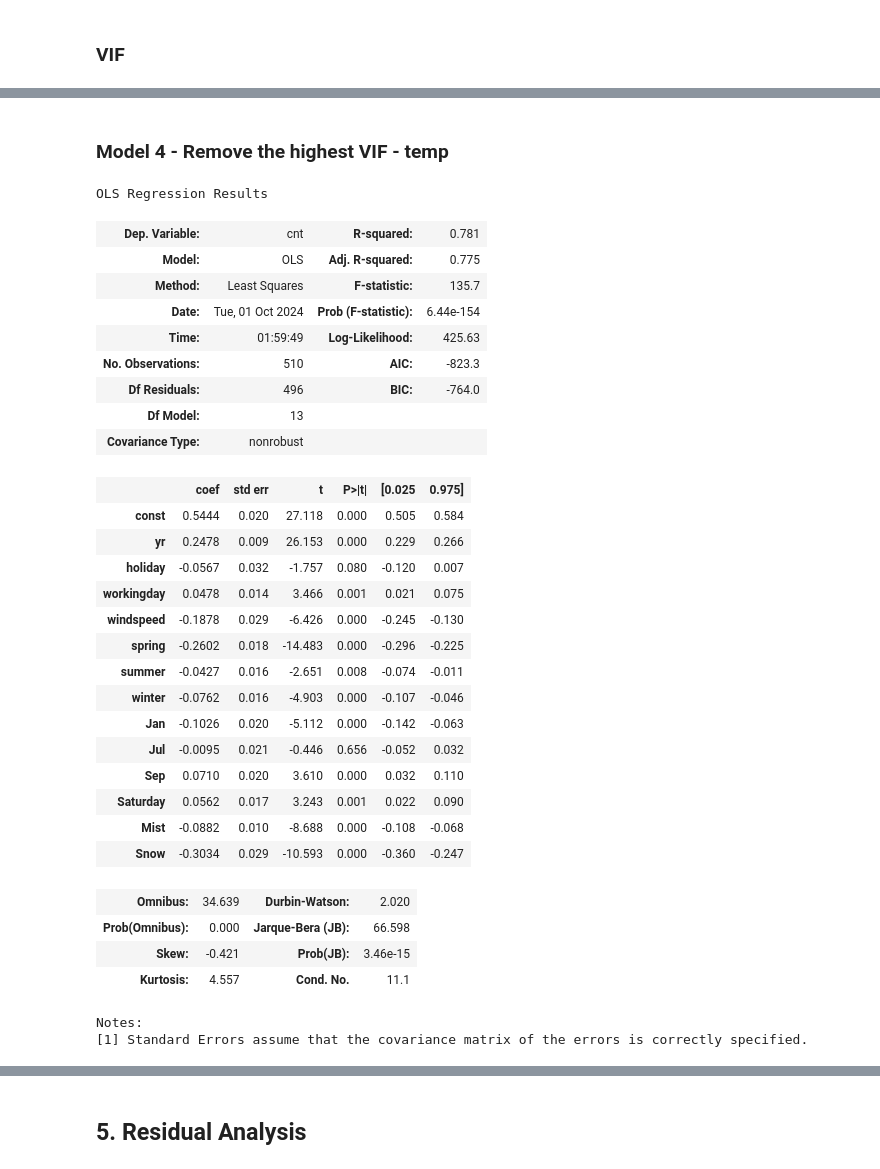
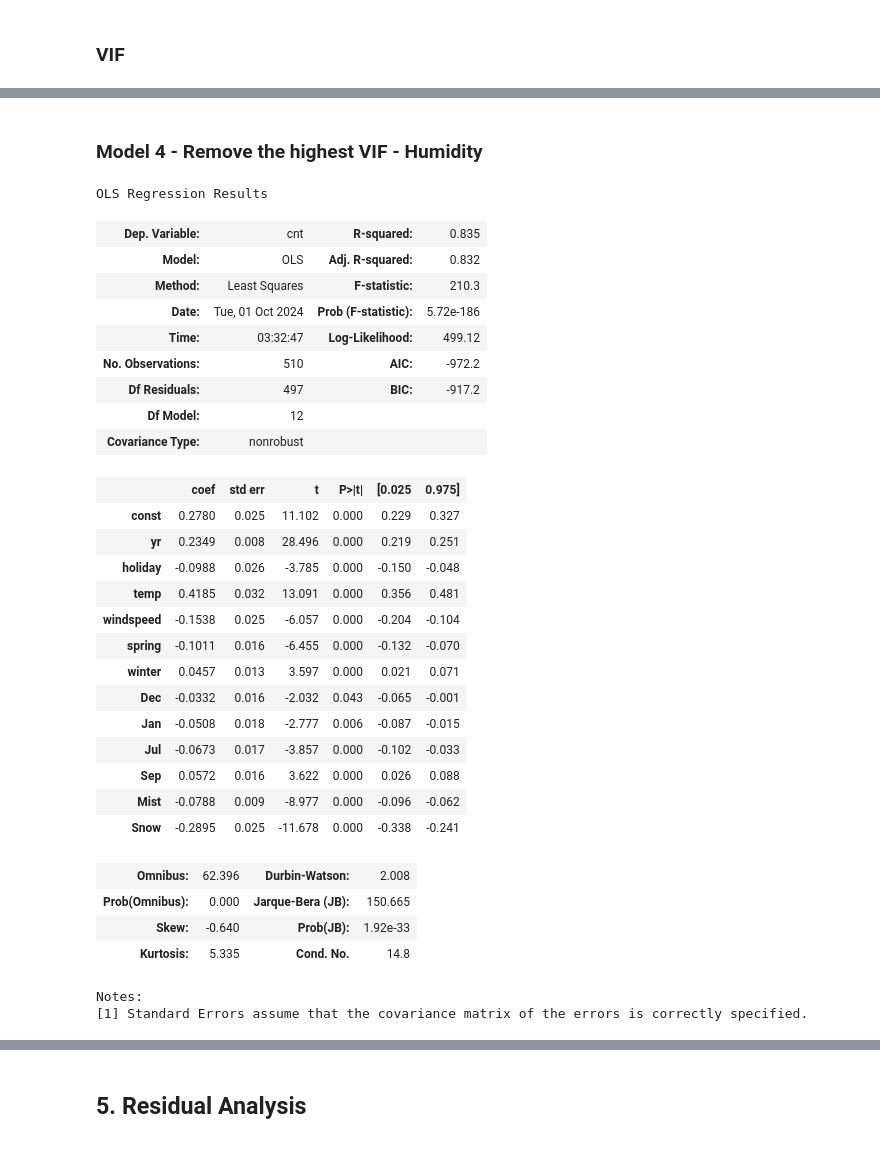
Before and after one commit to arungambhir/BoomBikes_Linear_Regression_Assignment, a Jupyter notebook: Arun_Assignment.ipynb, the cells around one changed output, grey strips where cells are left out. Cells and saved outputs as stored; diff of their text form; code cells hidden in the pictures.

```diff
--- a/Arun_Assignment.ipynb
+++ b/Arun_Assignment.ipynb
@@ -343,8 +339,8 @@ from sklearn.linear_model import LinearRegression
 lm = LinearRegression()
 lm.fit(X_train, y_train)
 
-num_features_to_select = 15
-rfe = RFE(estimator=lm, n_features_to_select=num_features_to_select)
+steps_to_select = 10
+rfe = RFE(estimator=lm, step=steps_to_select)
 rfe = rfe.fit(X_train, y_train)
 # %%
 list(zip(X_train.columns,rfe.support_,rfe.ranking_))
@@ -458,5 +455,5 @@ vif
 # %%
-X_train_model3 = X_train_model2.drop(['hum'], axis=1)
+X_train_model3 = X_train_model2.drop(['Saturday'], axis=1)
 # %%
 X_train_model3 = sm.add_constant(X_train_model3)
 
@@ -528,42 +514,41 @@ vif
 # %% [markdown]
-### Model 4 - Remove the highest VIF - temp
+### Model 4 - Remove the highest VIF - Humidity
 # %%
-X_train_model4 = X_train_model3.drop(['temp'], axis=1)
+X_train_model4 = X_train_model3.drop(['hum'], axis=1)
 X_train_model4 = sm.add_constant(X_train_model4)
 
 lm_model4 = sm.OLS(y_train,X_train_model4).fit()
 
 lm_model4.summary()
 # %% [output]
 OLS Regression Results
-| Dep. Variable: | cnt | R-squared: | 0.781 |
-| Model: | OLS | Adj. R-squared: | 0.775 |
-| Method: | Least Squares | F-statistic: | 135.7 |
-| Date: | Tue, 01 Oct 2024 | Prob (F-statistic): | 6.44e-154 |
-| Time: | 01:59:49 | Log-Likelihood: | 425.63 |
-| No. Observations: | 510 | AIC: | -823.3 |
-| Df Residuals: | 496 | BIC: | -764.0 |
-| Df Model: | 13 |  |  |
+| Dep. Variable: | cnt | R-squared: | 0.835 |
+| Model: | OLS | Adj. R-squared: | 0.832 |
+| Method: | Least Squares | F-statistic: | 210.3 |
+| Date: | Tue, 01 Oct 2024 | Prob (F-statistic): | 5.72e-186 |
+| Time: | 03:32:47 | Log-Likelihood: | 499.12 |
+| No. Observations: | 510 | AIC: | -972.2 |
+| Df Residuals: | 497 | BIC: | -917.2 |
+| Df Model: | 12 |  |  |
 | Covariance Type: | nonrobust |  |  |
 |  | coef | std err | t | P>|t| | [0.025 | 0.975] |
-| const | 0.5444 | 0.020 | 27.118 | 0.000 | 0.505 | 0.584 |
-| yr | 0.2478 | 0.009 | 26.153 | 0.000 | 0.229 | 0.266 |
-| holiday | -0.0567 | 0.032 | -1.757 | 0.080 | -0.120 | 0.007 |
-| workingday | 0.0478 | 0.014 | 3.466 | 0.001 | 0.021 | 0.075 |
-| windspeed | -0.1878 | 0.029 | -6.426 | 0.000 | -0.245 | -0.130 |
-| spring | -0.2602 | 0.018 | -14.483 | 0.000 | -0.296 | -0.225 |
-| summer | -0.0427 | 0.016 | -2.651 | 0.008 | -0.074 | -0.011 |
-| winter | -0.0762 | 0.016 | -4.903 | 0.000 | -0.107 | -0.046 |
-| Jan | -0.1026 | 0.020 | -5.112 | 0.000 | -0.142 | -0.063 |
-| Jul | -0.0095 | 0.021 | -0.446 | 0.656 | -0.052 | 0.032 |
-| Sep | 0.0710 | 0.020 | 3.610 | 0.000 | 0.032 | 0.110 |
-| Saturday | 0.0562 | 0.017 | 3.243 | 0.001 | 0.022 | 0.090 |
-| Mist | -0.0882 | 0.010 | -8.688 | 0.000 | -0.108 | -0.068 |
-| Snow | -0.3034 | 0.029 | -10.593 | 0.000 | -0.360 | -0.247 |
+| const | 0.2780 | 0.025 | 11.102 | 0.000 | 0.229 | 0.327 |
+| yr | 0.2349 | 0.008 | 28.496 | 0.000 | 0.219 | 0.251 |
+| holiday | -0.0988 | 0.026 | -3.785 | 0.000 | -0.150 | -0.048 |
+| temp | 0.4185 | 0.032 | 13.091 | 0.000 | 0.356 | 0.481 |
+| windspeed | -0.1538 | 0.025 | -6.057 | 0.000 | -0.204 | -0.104 |
+| spring | -0.1011 | 0.016 | -6.455 | 0.000 | -0.132 | -0.070 |
+| winter | 0.0457 | 0.013 | 3.597 | 0.000 | 0.021 | 0.071 |
+| Dec | -0.0332 | 0.016 | -2.032 | 0.043 | -0.065 | -0.001 |
+| Jan | -0.0508 | 0.018 | -2.777 | 0.006 | -0.087 | -0.015 |
+| Jul | -0.0673 | 0.017 | -3.857 | 0.000 | -0.102 | -0.033 |
+| Sep | 0.0572 | 0.016 | 3.622 | 0.000 | 0.026 | 0.088 |
+| Mist | -0.0788 | 0.009 | -8.977 | 0.000 | -0.096 | -0.062 |
+| Snow | -0.2895 | 0.025 | -11.678 | 0.000 | -0.338 | -0.241 |
-| Omnibus: | 34.639 | Durbin-Watson: | 2.020 |
-| Prob(Omnibus): | 0.000 | Jarque-Bera (JB): | 66.598 |
-| Skew: | -0.421 | Prob(JB): | 3.46e-15 |
-| Kurtosis: | 4.557 | Cond. No. | 11.1 |
+| Omnibus: | 62.396 | Durbin-Watson: | 2.008 |
+| Prob(Omnibus): | 0.000 | Jarque-Bera (JB): | 150.665 |
+| Skew: | -0.640 | Prob(JB): | 1.92e-33 |
+| Kurtosis: | 5.335 | Cond. No. | 14.8 |
 Notes:
 [1] Standard Errors assume that the covariance matrix of the errors is correctly specified.
 # %%
```
Also changed, not shown: parts of 23 cells of this notebook.
